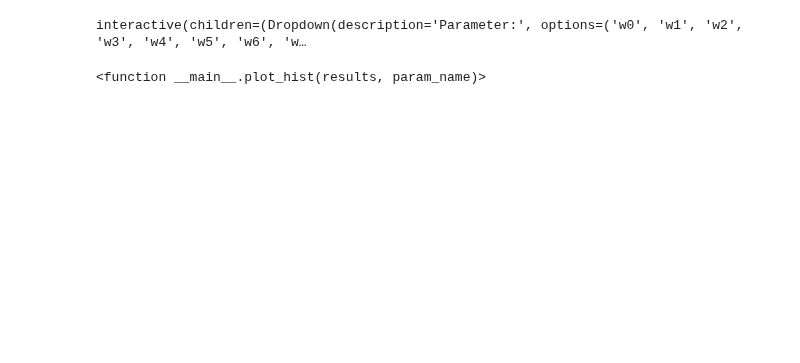
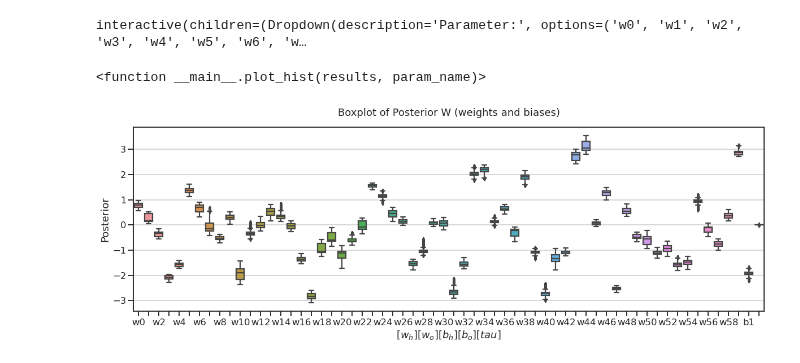
Before and after one commit to sydney-machine-learning/Bayesianneuralnetworks-MCMC-tutorial, a Jupyter notebook: 04 Bayesian Neural Network.ipynb, the cells around one changed output. Cells and saved outputs as stored; diff of their text form; code cells hidden in the pictures; blank space fills up the shorter version.

```diff
--- a/04 Bayesian Neural Network.ipynb
+++ b/04 Bayesian Neural Network.ipynb
@@ -463,3 +582,8 @@ interact(
 # %% [output]
 interactive(children=(Dropdown(description='Parameter:', options=('w0', 'w1', 'w2', 'w3', 'w4', 'w5', 'w6', 'w…
 <function __main__.plot_hist(results, param_name)>
+# %%
+# Visualise all the network weights
+boxplot_weights(results,width=20)
+# %% [output]
+[figure, added]
```
Also changed, not shown: parts of 16 cells of this notebook, 4 other files.
